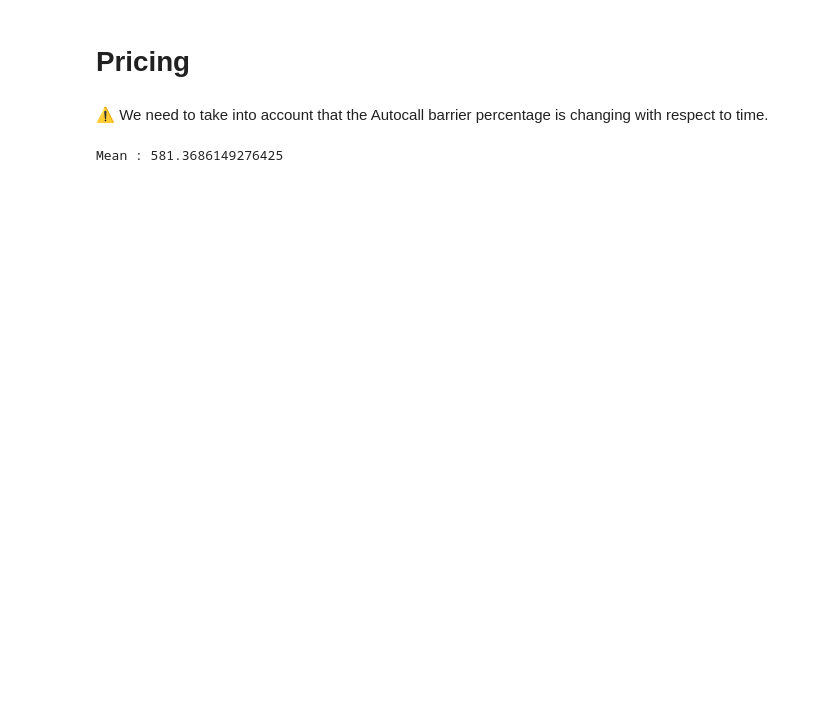
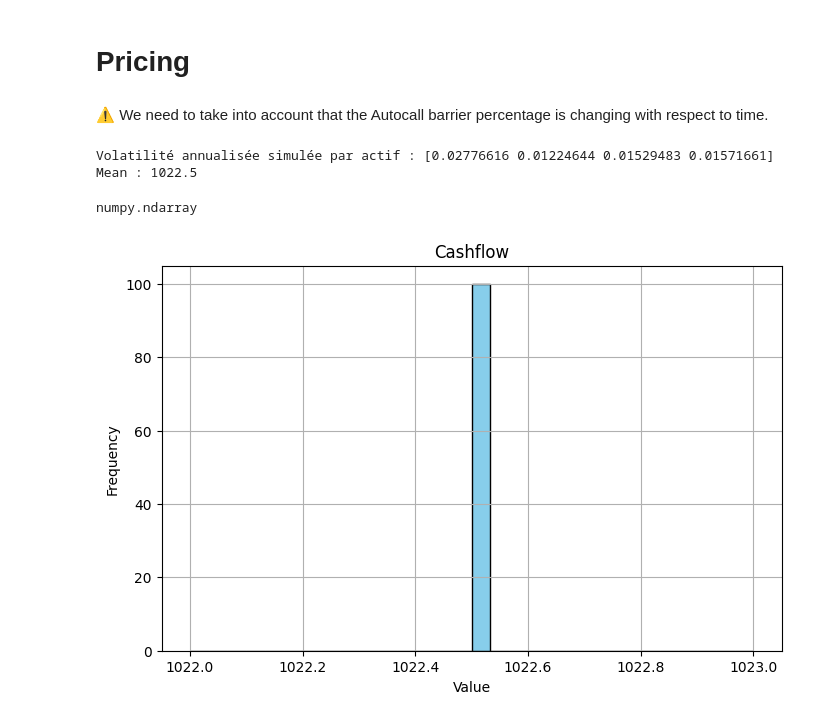
Before and after one commit to Pocame/Financial-Engineering-KEIO, a Jupyter notebook: code.ipynb, the cells around one changed output. Cells and saved outputs as stored; diff of their text form; code cells hidden in the pictures; blank space fills up the shorter version.

```diff
--- a/code.ipynb
+++ b/code.ipynb
@@ -944,6 +939,8 @@ def calculate_cash_flows(normalized_paths, interest_barrier, autocall_barriers,
     num_paths = normalized_paths.shape[0]
     cash_flows = np.zeros(num_paths)
 
+    autocall_flag = 0
+
     for path_idx in range(num_paths):
         path = normalized_paths[path_idx, :, :]
         path_cash_flow = 0
@@ -952,24 +949,27 @@ def calculate_cash_flows(normalized_paths, interest_barrier, autocall_barriers,
             prices = path[obs_date, :]
             worst_perf = np.min(prices)
 
-            # 1. Check if autocall is triggered
+
+            # 1. If worst performance is above the interest barrier, pay interest for all past quaters
+            if worst_perf >= interest_barrier:
+                path_cash_flow = interest_rate * 1000  * (date_idx +1)
+
+
+            # 2. Check if autocall is triggered
             if worst_perf >= autocall_barriers[date_idx]:
-                path_cash_flow = 1000 + interest_rate * 1000
+                path_cash_flow += 1000
+                autocall_flag = 1
                 break  # Autocall triggered → early exit
 
-            # 2. If not autocalled, pay interest if all underlyings above barrier
-            elif worst_perf >= interest_barrier:
-                path_cash_flow += interest_rate * 1000
-
-        # 3. If not autocalled at all, check maturity payoff
-
+        # 3. If not autocalled, check if knock-in barrier is breached
+        if autocall_flag == 0:
             final_prices = path[-1, :]
             worst_final = np.min(final_prices)
 
             if worst_final >= knock_in_barrier:
-                path_cash_flow = 1000
+                path_cash_flow += 1000
             else:
-                path_cash_flow = worst_final * 1000  # capital loss
+                path_cash_flow += worst_final * 1000  # capital loss
 
         cash_flows[path_idx] = path_cash_flow
 
@@ -995,6 +995,11 @@ num_steps = 252 * 10  # 10 years of daily data
 num_underlyings = 4  # As per the document: TOTALENERGIES SE, ASML HOLDING NV, BOUYGUES SA, PERNOD RICARD SA
 underlying_paths = all_paths
 normalized_paths = underlying_paths / underlying_paths[:, 0, :][:, np.newaxis, :]
+log_returns = np.log(normalized_paths[:, 1:, :] / normalized_paths[:, :-1, :])
+vol_per_asset = np.std(log_returns, axis=(0, 1)) / np.sqrt(dt)  # annualisée
+
+print("Volatilité annualisée simulée par actif :", vol_per_asset)
+
 
 
 interest_barrier = 0.6
@@ -1005,8 +1010,23 @@ observation_dates = np.arange(63, normalized_paths.shape[1], 63)
 
 cash_flows = calculate_cash_flows(normalized_paths, interest_barrier, autocall_barriers, knock_in_barrier, interest_rate, observation_dates)
 print("Mean :", cash_flows.mean())
+
+type(cash_flows)
 # %% [output]
-Mean : 581.3686149276425
+Volatilité annualisée simulée par actif : [0.02776616 0.01224644 0.01529483 0.01571661]
+Mean : 1022.5
+numpy.ndarray
+# %%
+# Tracé de l'histogramme
+plt.figure(figsize=(8, 5))
+plt.hist(cash_flows, bins=30, color='skyblue', edgecolor='black')
+plt.title("Cashflow")
+plt.xlabel("Value")
+plt.ylabel("Frequency")
+plt.grid(True)
+plt.show()
+# %% [output]
+[figure, added]
 # %%
 finals = normalized_paths[:, -1, :]
 worst_finals = np.min(finals, axis=1)
```
Also changed, not shown: parts of 21 cells of this notebook.
